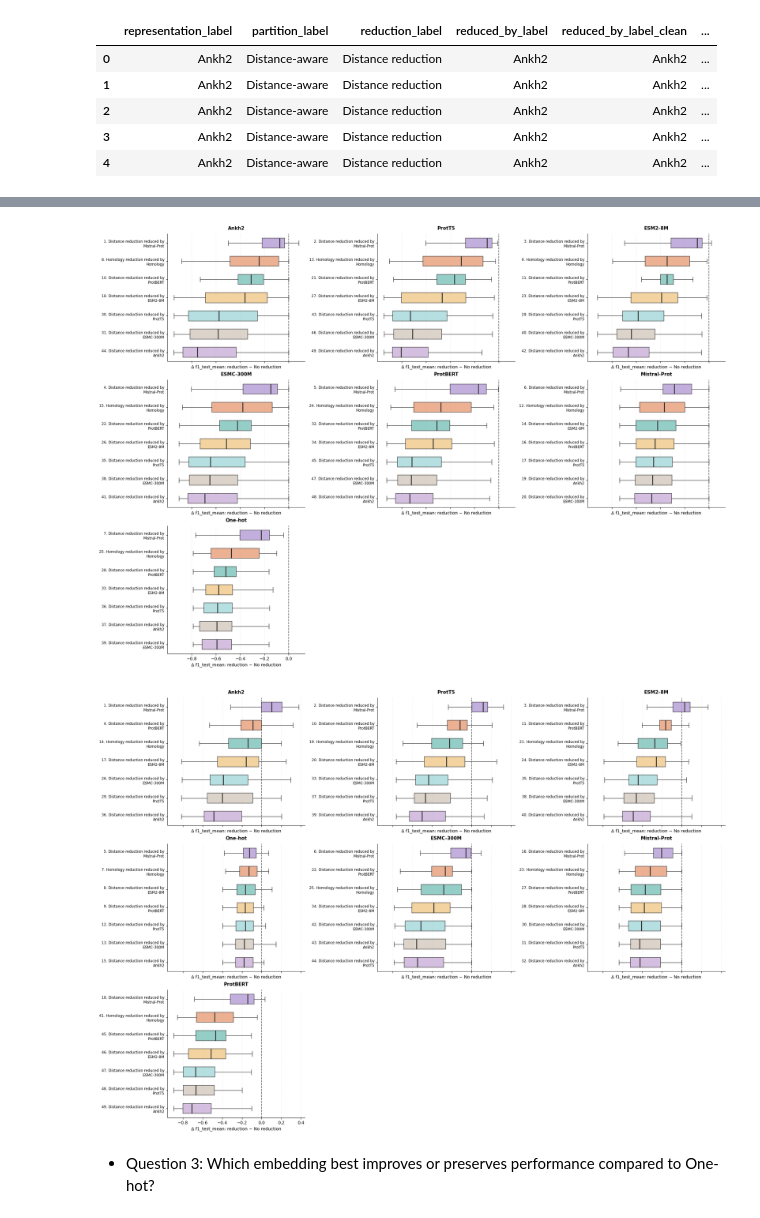
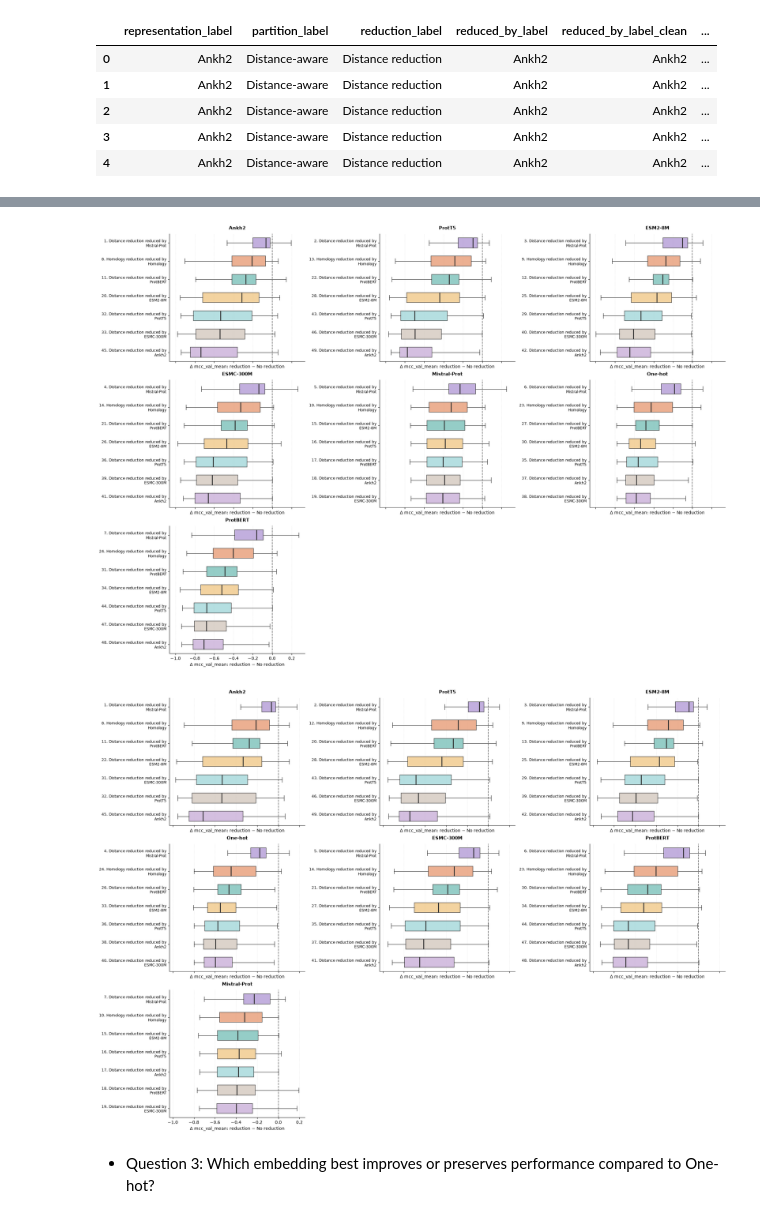
Before and after one commit to kren-ai-lab/protein_ml_decision_analysis, a Jupyter notebook: notebooks_and_scripts/analysed_training/paired_delta_analysis.ipynb, the cells around one changed output, grey strips where cells are left out. Saved outputs shown, nothing was run; the diff lists cells and outputs as text; code cells hidden in the pictures.

```diff
--- a/notebooks_and_scripts/analysed_training/paired_delta_analysis.ipynb
+++ b/notebooks_and_scripts/analysed_training/paired_delta_analysis.ipynb
@@ -366,25 +366,25 @@ plot_R2_reduction_ranking_boxplot_pretty(
     delta_reduction_rank=delta_reduction_rank,
     R2_reduction_ranking=R2_reduction_ranking,
     partition_name="Stratified",
-    metric="f1_test_mean",
+    metric=PRIMARY_METRIC,
     top_n_per_representation=8,
     ncols=3,
     output_file="R2_reduction_ranking_boxplot_stratified.png",
 )
 # %% [output]
-[figure, old version]
+[figure, new version]
 # %%
 plot_R2_reduction_ranking_boxplot_pretty(
     delta_reduction_rank=delta_reduction_rank,
     R2_reduction_ranking=R2_reduction_ranking,
     partition_name="Distance-aware",
-    metric="f1_test_mean",
+    metric=PRIMARY_METRIC,
     top_n_per_representation=8,
     ncols=3,
     output_file="R2_reduction_ranking_boxplot_distance.png",
 )
 # %% [output]
-[figure, old version]
+[figure, new version]
 # %% [markdown]
 - Question 3: Which embedding best improves or preserves performance compared to One-hot?
 # %%
```
Also changed, not shown: parts of 56 cells of this notebook, 5 other files.
